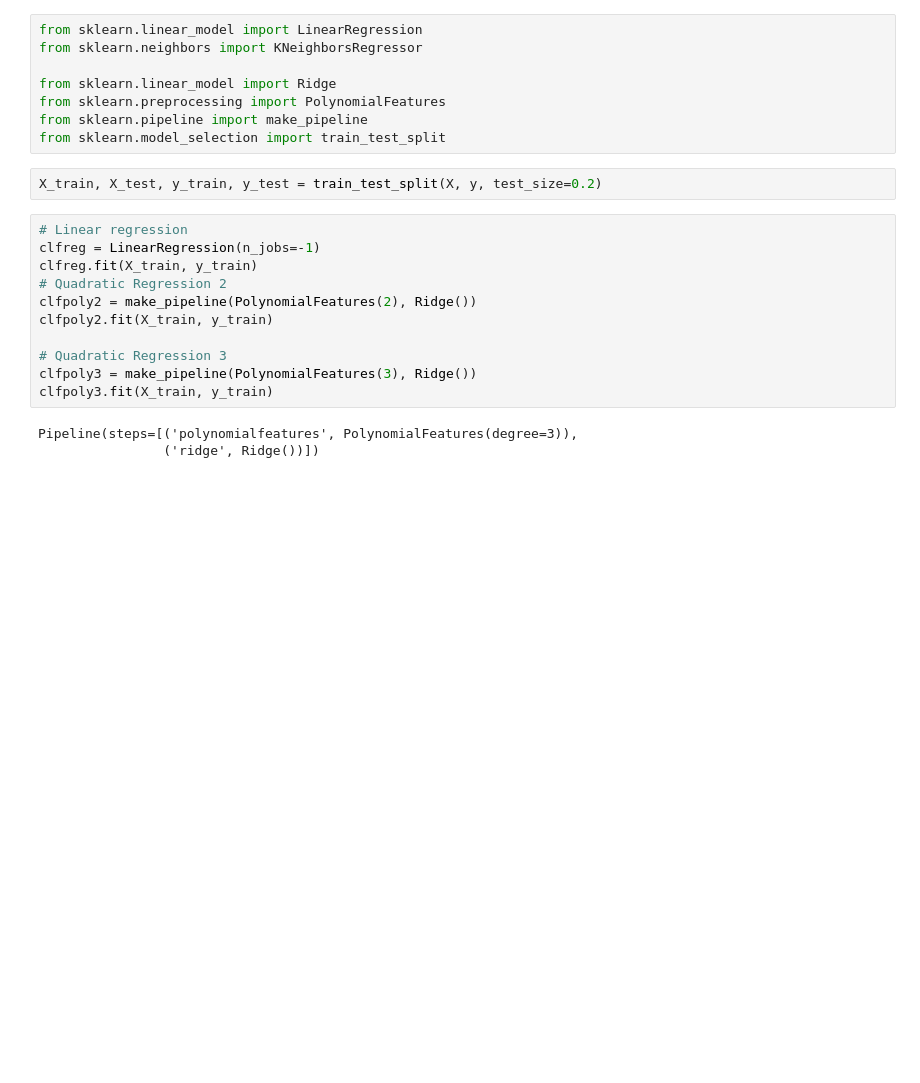
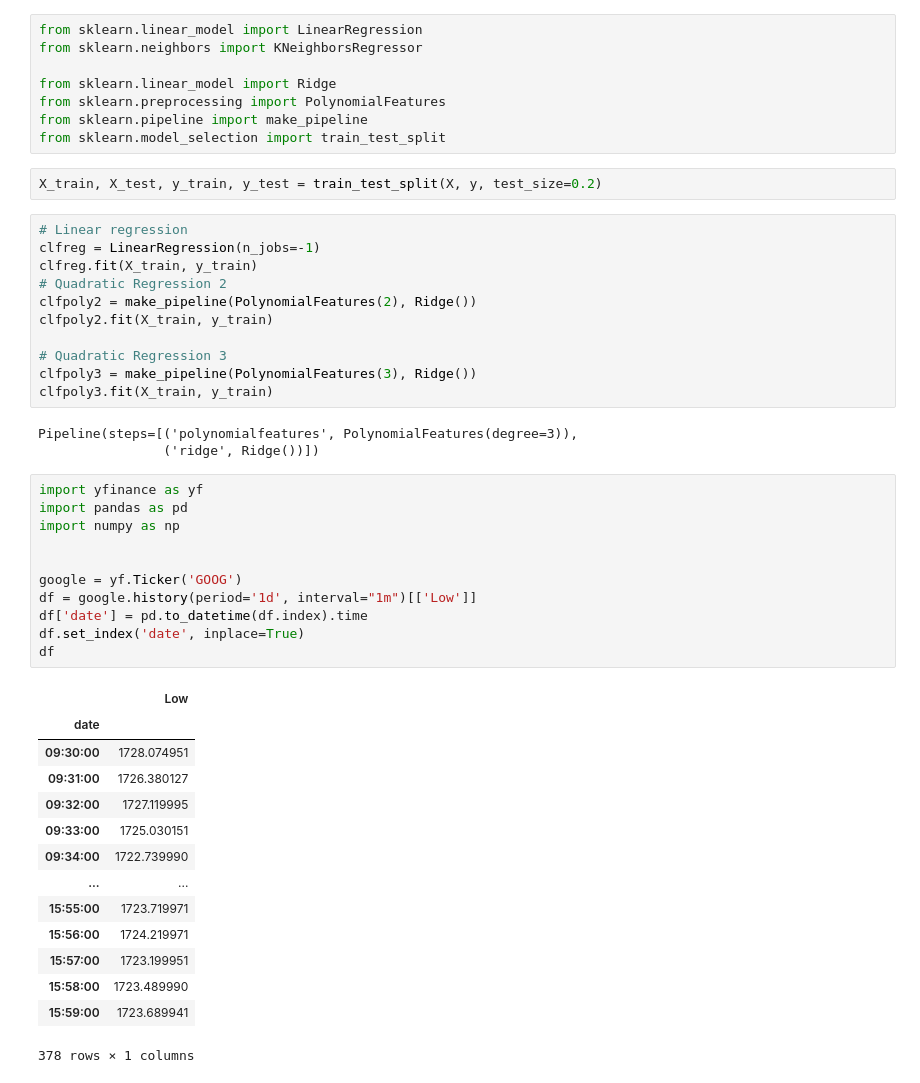
Before and after one commit to tyrchen/jupyter, a Jupyter notebook: stock.ipynb, the cells around one changed output. Drawn from its saved outputs; the diff is of its cells as text; blank space fills up the shorter version.

```diff
--- a/stock.ipynb
+++ b/stock.ipynb
@@ -198,3 +198,29 @@ clfpoly3.fit(X_train, y_train)
 # %% [output]
 Pipeline(steps=[('polynomialfeatures', PolynomialFeatures(degree=3)),
                 ('ridge', Ridge())])
+# %%
+import yfinance as yf
+import pandas as pd
+import numpy as np
+
+
+google = yf.Ticker('GOOG')
+df = google.history(period='1d', interval="1m")[['Low']]
+df['date'] = pd.to_datetime(df.index).time
+df.set_index('date', inplace=True)
+df
+# %% [output]
+|  | Low |
+| date |  |
+| 09:30:00 | 1728.074951 |
+| 09:31:00 | 1726.380127 |
+| 09:32:00 | 1727.119995 |
+| 09:33:00 | 1725.030151 |
+| 09:34:00 | 1722.739990 |
+| ... | ... |
+| 15:55:00 | 1723.719971 |
+| 15:56:00 | 1724.219971 |
+| 15:57:00 | 1723.199951 |
+| 15:58:00 | 1723.489990 |
+| 15:59:00 | 1723.689941 |
+378 rows × 1 columns
```
Also changed, not shown: parts of 5 cells of this notebook, 6 other files.
